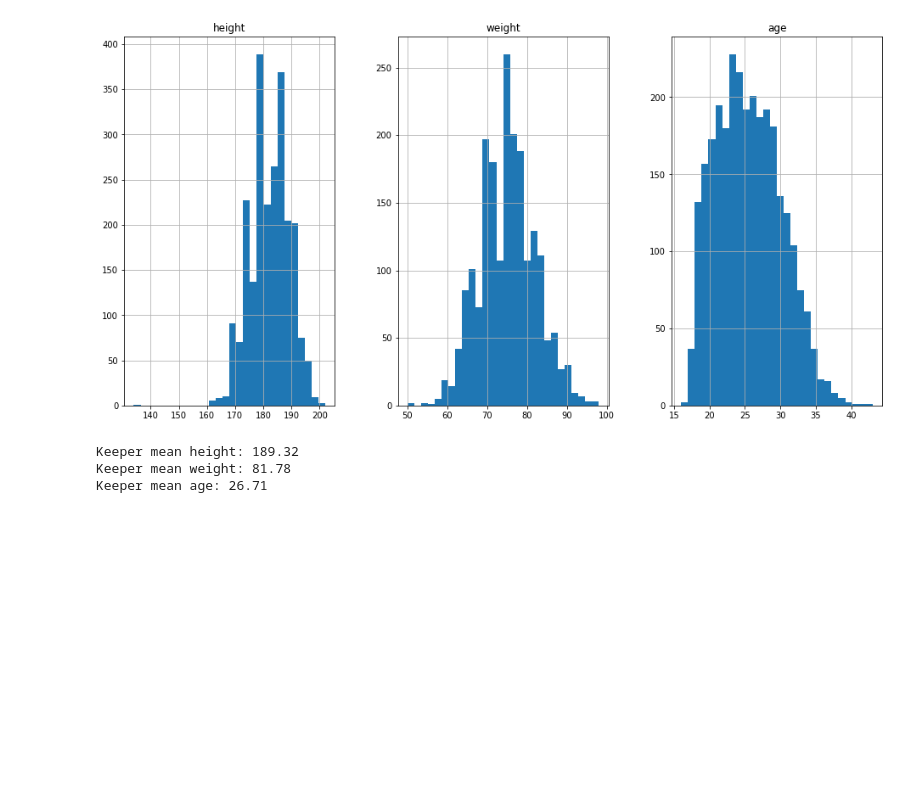
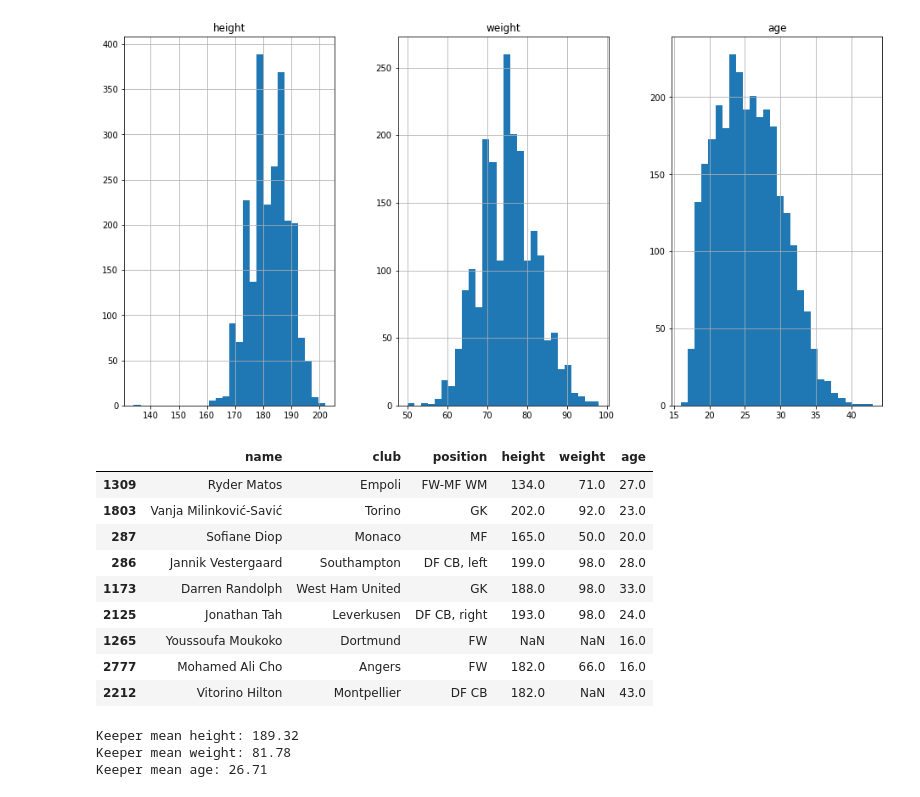
Before and after one commit to biniyamYohannes/fbref-EDA, a Jupyter notebook: player_eda.ipynb, the cells around one changed output. Cells and saved outputs as stored; diff of their text form; code cells hidden in the pictures; blank space fills up the shorter version.

```diff
--- a/player_eda.ipynb
+++ b/player_eda.ipynb
@@ -74,6 +74,26 @@ Player mean height: 182.25
 Player mean weight: 75.10
 Player mean age: 25.40
 [figure]
+# %%
+# The min and max for the three columns
+shortest = df_info[df_info_num['height']==df_info_num['height'].min()]   #this guy is actually 5'11 in real life
+tallest = df_info[df_info_num['height']==df_info_num['height'].max()]
+lightest = df_info[df_info_num['weight']==df_info_num['weight'].min()]
+heaviest = df_info[df_info_num['weight']==df_info_num['weight'].max()]
+youngest = df_info[df_info_num['age']==df_info_num['age'].min()]
+oldest = df_info[df_info_num['age']==df_info_num['age'].max()]
+pd.concat([shortest, tallest, lightest, heaviest, youngest, oldest])[['name', 'club', 'position', 'height', 'weight', 'age']]
+# %% [output]
+|  | name | club | position | height | weight | age |
+| 1309 | Ryder Matos | Empoli | FW-MF WM | 134.0 | 71.0 | 27.0 |
+| 1803 | Vanja Milinković-Savić | Torino | GK | 202.0 | 92.0 | 23.0 |
+| 287 | Sofiane Diop | Monaco | MF | 165.0 | 50.0 | 20.0 |
+| 286 | Jannik Vestergaard | Southampton | DF CB, left | 199.0 | 98.0 | 28.0 |
+| 1173 | Darren Randolph | West Ham United | GK | 188.0 | 98.0 | 33.0 |
+| 2125 | Jonathan Tah | Leverkusen | DF CB, right | 193.0 | 98.0 | 24.0 |
+| 1265 | Youssoufa Moukoko | Dortmund | FW | NaN | NaN | 16.0 |
+| 2777 | Mohamed Ali Cho | Angers | FW | 182.0 | 66.0 | 16.0 |
+| 2212 | Vitorino Hilton | Montpellier | DF CB | 182.0 | NaN | 43.0 |
 # %%
 # The same data but for goalkeepers only
 keepers = df_info[df_info['position'] == 'GK'].select_dtypes(include='float64')
```
Also changed, not shown: parts of 12 cells of this notebook.
